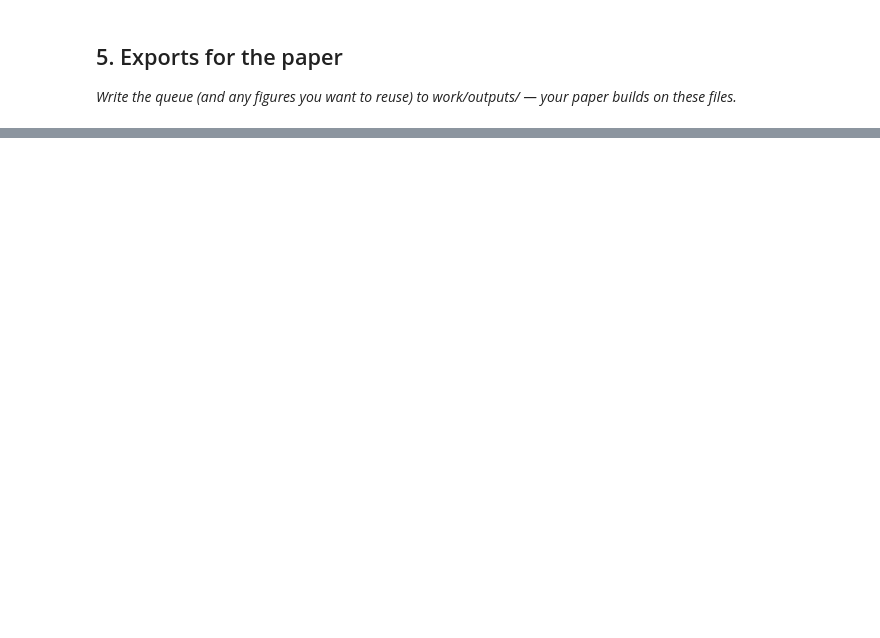
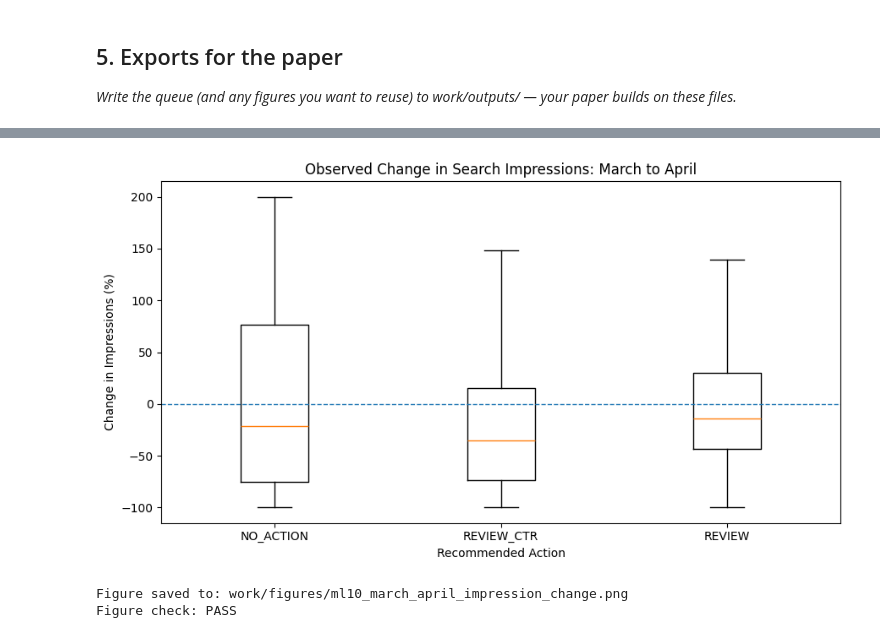
Before and after one commit to shefiramarizcha62-sudo/flyrank-ml-portfolio, a Jupyter notebook: work/notebooks/w07_action_playbook.ipynb, the cells around one changed output, grey strips where cells are left out. Cells and saved outputs as stored; diff of their text form; code cells hidden in the pictures; blank space fills up the shorter version.

```diff
--- a/work/notebooks/w07_action_playbook.ipynb
+++ b/work/notebooks/w07_action_playbook.ipynb
@@ -43,0 +785,62 @@ This skeleton is yours to fill. Work the sections **in order** — each one has
+# %%
+# Figure 4: Observed change in search impressions
+# March is the decision-time feature window and April is the observed outcome window.
+
+decay_df = queue[
+    ["client_hash_id", "content_hash_id", "action", "gsc_impressions"]
+].merge(
+    model_df[
+        ["client_hash_id", "content_hash_id", "april_impressions"]
+    ],
+    on=["client_hash_id", "content_hash_id"],
+    how="inner"
+)
+
+decay_df["impression_change_pct"] = (
+    (decay_df["april_impressions"] - decay_df["gsc_impressions"])
+    / decay_df["gsc_impressions"].replace(0, np.nan)
+) * 100
+
+# Limit extreme values so the visualization remains readable
+plot_decay = decay_df[
+    decay_df["impression_change_pct"].notna()
+].copy()
+
+plot_decay["impression_change_pct"] = plot_decay[
+    "impression_change_pct"
+].clip(-100, 200)
+
+action_order = ["NO_ACTION", "REVIEW_CTR", "REVIEW"]
+
+plot_data = [
+    plot_decay.loc[
+        plot_decay["action"] == action,
+        "impression_change_pct"
+    ]
+    for action in action_order
+]
+
+plt.figure(figsize=(9, 5))
+plt.boxplot(
+    plot_data,
+    labels=action_order,
+    showfliers=False
+)
+
+plt.axhline(0, linestyle="--", linewidth=1)
+
+plt.title("Observed Change in Search Impressions: March to April")
+plt.xlabel("Recommended Action")
+plt.ylabel("Change in Impressions (%)")
+plt.tight_layout()
+
+decay_figure_path = figure_dir / "ml10_march_april_impression_change.png"
+plt.savefig(decay_figure_path, dpi=300, bbox_inches="tight")
+plt.show()
+
+print("Figure saved to:", decay_figure_path)
+print("Figure check: PASS")
+# %% [output]
+[figure, added]
+Figure saved to: work/figures/ml10_march_april_impression_change.png
+Figure check: PASS
```
Also changed, not shown: parts of 22 cells of this notebook.
